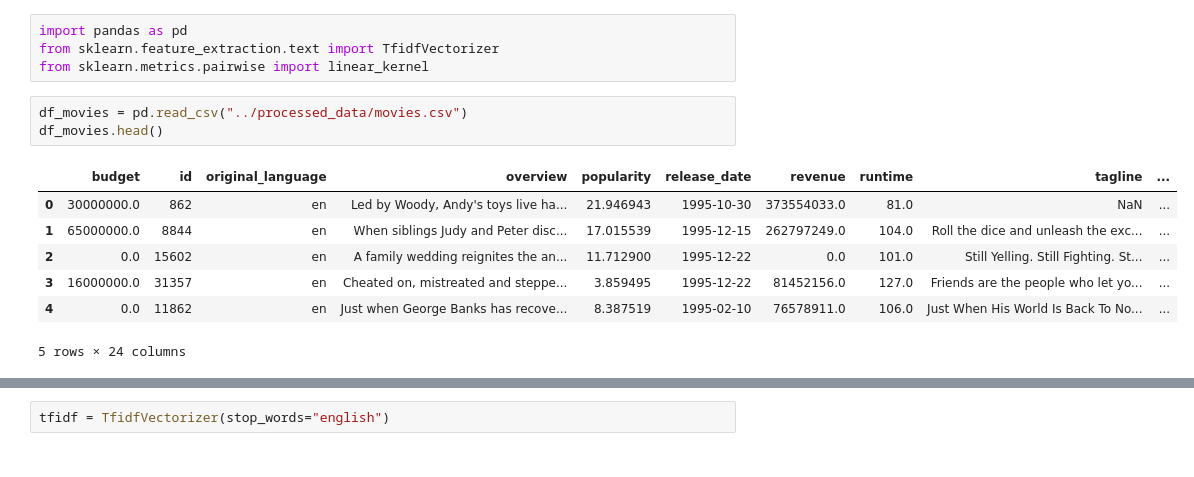
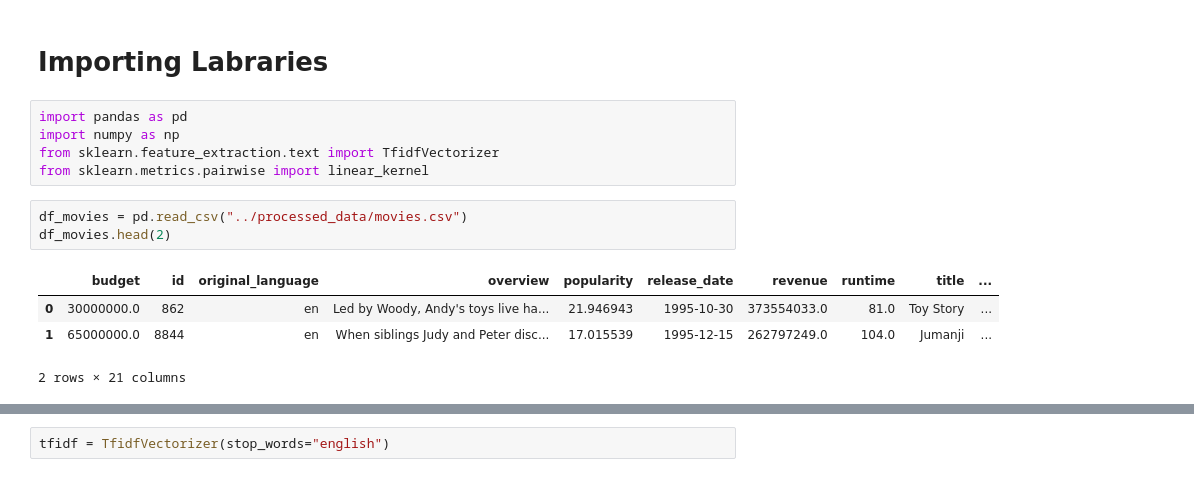
Before and after one commit to cristhianc001/Movie-Recommendation-System, a Jupyter notebook: notebooks/4. Recommendation Model.ipynb, the cells around one changed output, grey strips where cells are left out. Saved outputs shown, nothing was run; the diff lists cells and outputs as text.

```diff
--- a/notebooks/4. Recommendation Model.ipynb
+++ b/notebooks/4. Recommendation Model.ipynb
@@ -1,15 +1,15 @@
+# %% [markdown]
+# Importing Labraries
 # %%
 import pandas as pd
+import numpy as np
 from sklearn.feature_extraction.text import TfidfVectorizer
 from sklearn.metrics.pairwise import linear_kernel
 # %%
 df_movies = pd.read_csv("../processed_data/movies.csv")
-df_movies.head()
+df_movies.head(2)
 # %% [output]
-|  | budget | id | original_language | overview | popularity | release_date | revenue | runtime | tagline | ... |
-| 0 | 30000000.0 | 862 | en | Led by Woody, Andy's toys live ha... | 21.946943 | 1995-10-30 | 373554033.0 | 81.0 | NaN | ... |
-| 1 | 65000000.0 | 8844 | en | When siblings Judy and Peter disc... | 17.015539 | 1995-12-15 | 262797249.0 | 104.0 | Roll the dice and unleash the exc... | ... |
-| 2 | 0.0 | 15602 | en | A family wedding reignites the an... | 11.712900 | 1995-12-22 | 0.0 | 101.0 | Still Yelling. Still Fighting. St... | ... |
-| 3 | 16000000.0 | 31357 | en | Cheated on, mistreated and steppe... | 3.859495 | 1995-12-22 | 81452156.0 | 127.0 | Friends are the people who let yo... | ... |
-| 4 | 0.0 | 11862 | en | Just when George Banks has recove... | 8.387519 | 1995-02-10 | 76578911.0 | 106.0 | Just When His World Is Back To No... | ... |
+|  | budget | id | original_language | overview | popularity | release_date | revenue | runtime | title | ... |
+| 0 | 30000000.0 | 862 | en | Led by Woody, Andy's toys live ha... | 21.946943 | 1995-10-30 | 373554033.0 | 81.0 | Toy Story | ... |
+| 1 | 65000000.0 | 8844 | en | When siblings Judy and Peter disc... | 17.015539 | 1995-12-15 | 262797249.0 | 104.0 | Jumanji | ... |
-5 rows × 24 columns
+2 rows × 21 columns
```
Also changed, not shown: parts of 7 cells of this notebook, 5 other files.
